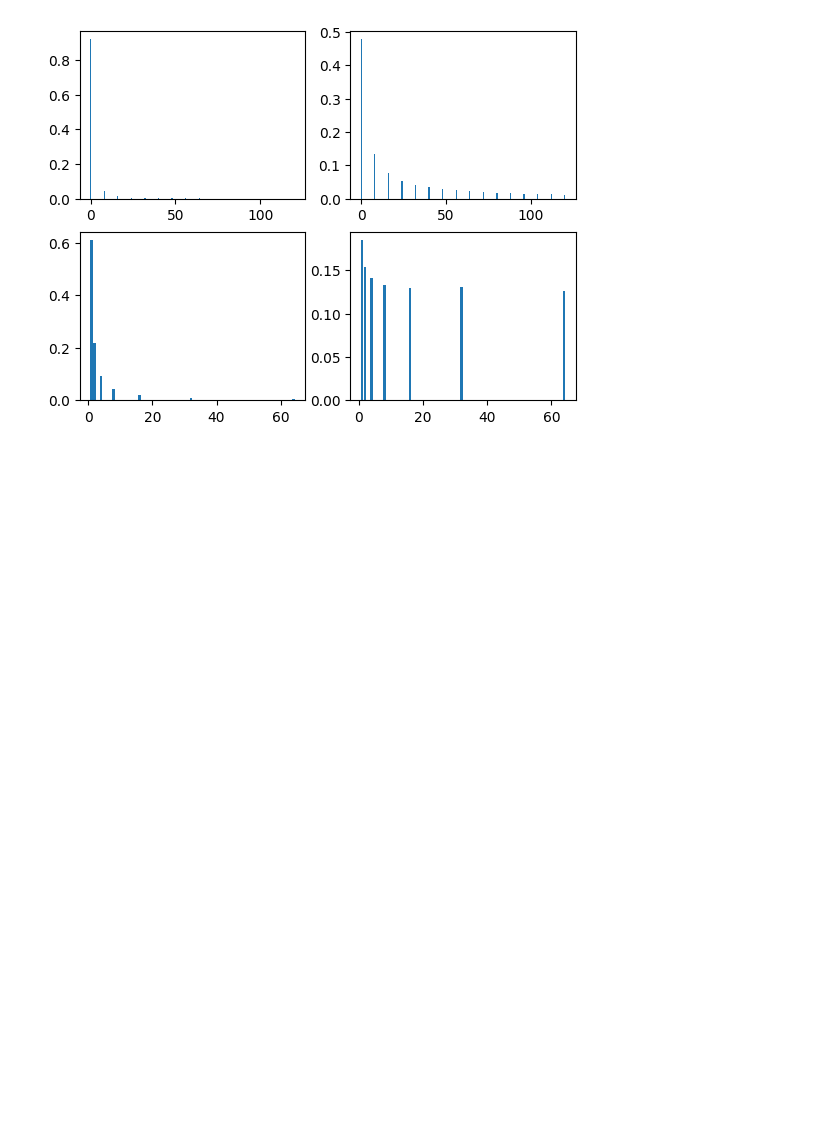
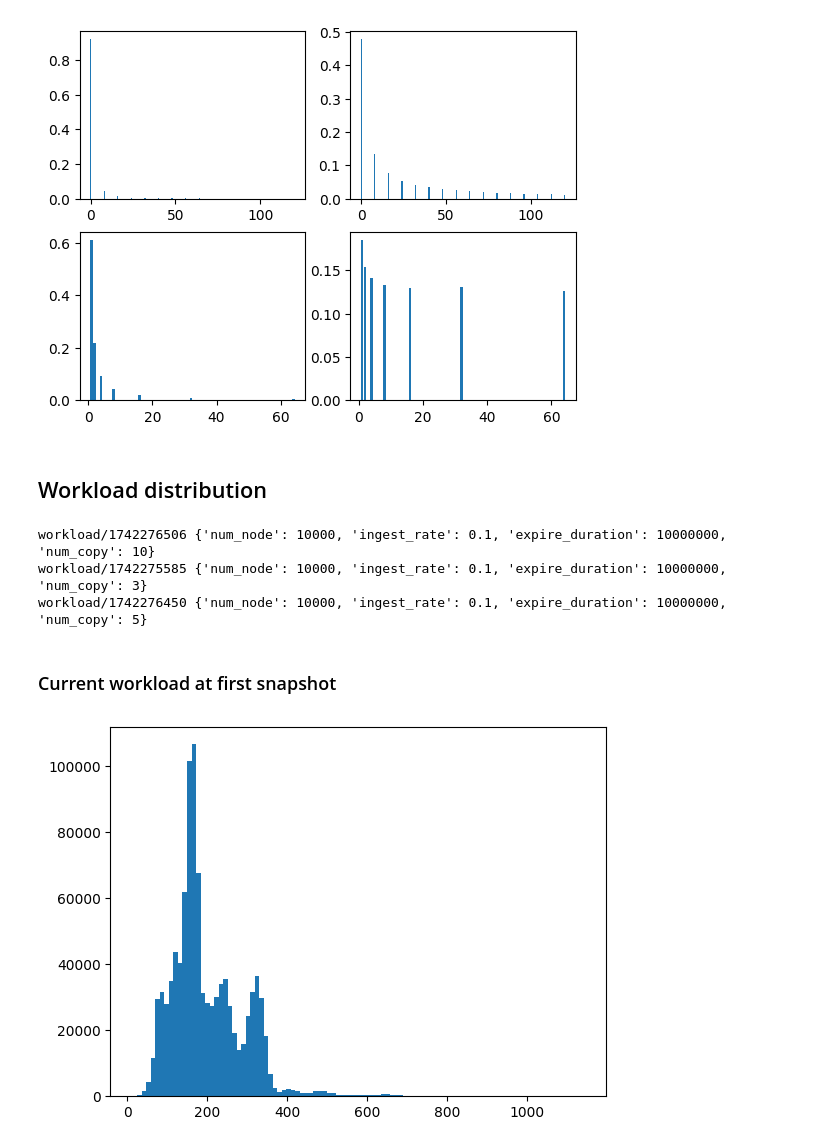
Before and after one commit to sgdxbc/storage-simulation-data, a Jupyter notebook: graphs.ipynb, the cells around one changed output. Drawn from its saved outputs; the diff is of its cells as text; code cells hidden in the pictures; blank space fills up the shorter version.

Commit message:
Update graphs with temporal results

```diff
--- a/graphs.ipynb
+++ b/graphs.ipynb
@@ -37,3 +39,44 @@ Skew = 2 (1.9 is better): every log bucket has similar capacity
 plot(2.0)
 # %% [output]
 [figure]
+# %% [markdown]
+## Workload distribution
+# %%
+workloads = []
+for workload_dir in glob("workload/*"):
+    spec = pl.read_csv(f"{workload_dir}/spec.csv").to_dicts()[0]
+    print(workload_dir, spec)
+    snapshot_df = pl.read_csv(f"{workload_dir}/*/snapshot.csv")
+    agg_df = (
+        snapshot_df.group_by("at")
+        .agg(
+            pl.col("num_data").mean(),
+            pl.col("max_num_data").max(),
+        )
+        .sort("at")
+    )
+    workloads.append({"spec": spec, "snapshot": snapshot_df, "snapshot_agg": agg_df})
+# %% [output]
+workload/1742276506 {'num_node': 10000, 'ingest_rate': 0.1, 'expire_duration': 10000000, 'num_copy': 10}
+workload/1742275585 {'num_node': 10000, 'ingest_rate': 0.1, 'expire_duration': 10000000, 'num_copy': 3}
+workload/1742276450 {'num_node': 10000, 'ingest_rate': 0.1, 'expire_duration': 10000000, 'num_copy': 5}
+# %%
+def workload(num_copy, num_node):
+    return next(
+        workload
+        for workload in workloads
+        if workload["spec"]["num_copy"] == num_copy
+        and workload["spec"]["num_node"] == num_node
+    )
+# %% [markdown]
+### Current workload at first snapshot
+# %%
+def plot(df):
+    agg_df = df.filter(pl.col("at") == 10_000_000)
+    fig, ax = plt.subplots()
+    ax.hist(agg_df["num_data"], bins=100)
+
+
+plot(workload(3, 10_000)["snapshot"])
+# %% [output]
+[figure, added]
```
Also changed, not shown: parts of 6 cells of this notebook.
